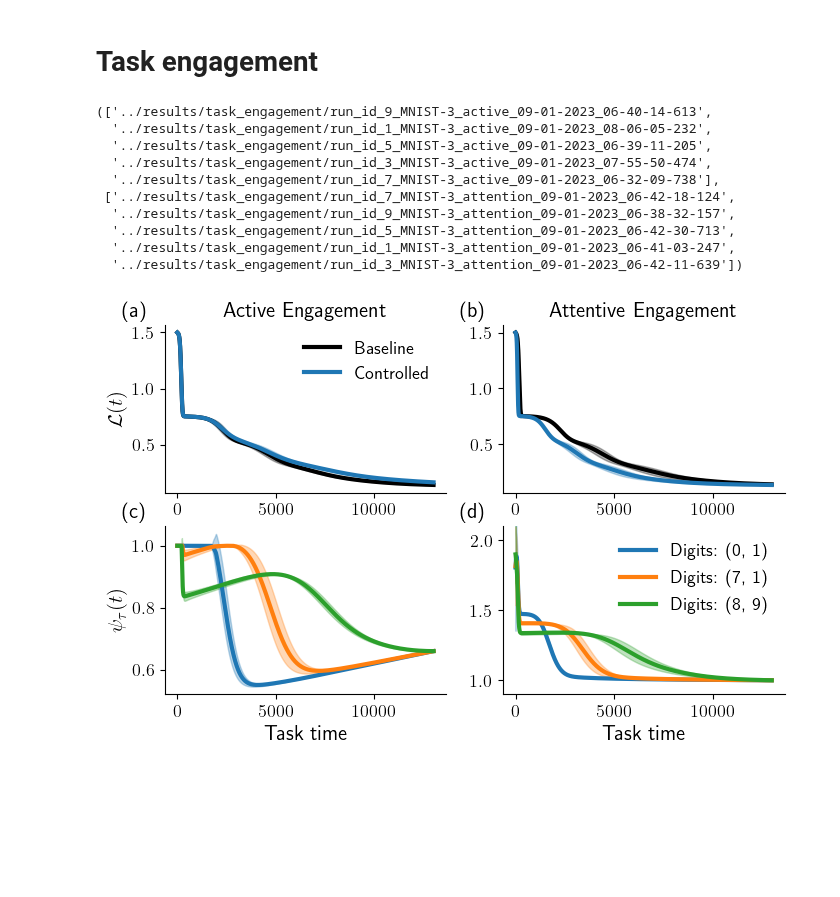
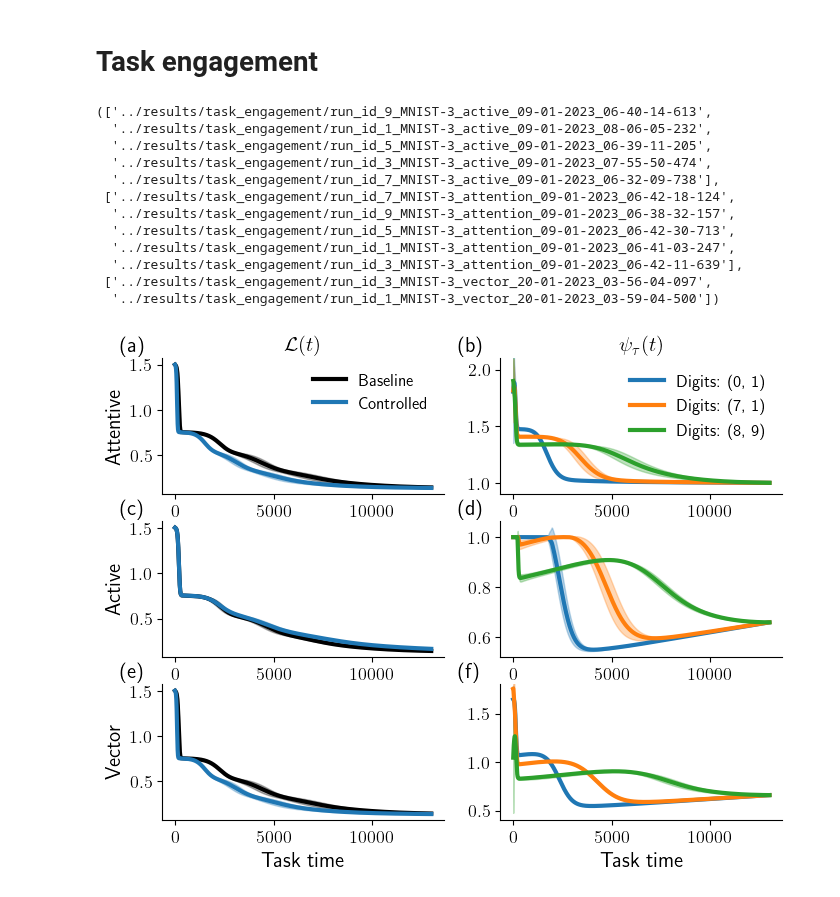
Before and after one commit to rodrigcd/neuromod, a Jupyter notebook: notebooks/paper_plots.ipynb, the cells around one changed output. Drawn from its saved outputs; the diff is of its cells as text; code cells hidden in the pictures; blank space fills up the shorter version.

```diff
--- a/notebooks/paper_plots.ipynb
+++ b/notebooks/paper_plots.ipynb
@@ -240,8 +171,9 @@ plt.savefig("paper_figures/category_assimilation.pdf", bbox_inches="tight")
 # %%
 results_path1_list = glob.glob("../results/task_engagement/*MNIST-3_active*")
 results_path2_list = glob.glob("../results/task_engagement/*MNIST-3_attention*")
+results_path3_list = glob.glob("../results/task_engagement/*MNIST-3_vector*")
 # %%
-results_path1_list, results_path2_list
+results_path1_list, results_path2_list, results_path3_list
 # %% [output]
 (['../results/task_engagement/run_id_9_MNIST-3_active_09-01-2023_06-40-14-613',
   '../results/task_engagement/run_id_1_MNIST-3_active_09-01-2023_08-06-05-232',
@@ -252,20 +184,24 @@ results_path1_list, results_path2_list
   '../results/task_engagement/run_id_9_MNIST-3_attention_09-01-2023_06-38-32-157',
   '../results/task_engagement/run_id_5_MNIST-3_attention_09-01-2023_06-42-30-713',
   '../results/task_engagement/run_id_1_MNIST-3_attention_09-01-2023_06-41-03-247',
-  '../results/task_engagement/run_id_3_MNIST-3_attention_09-01-2023_06-42-11-639'])
+  '../results/task_engagement/run_id_3_MNIST-3_attention_09-01-2023_06-42-11-639'],
+ ['../results/task_engagement/run_id_3_MNIST-3_vector_20-01-2023_03-56-04-097',
+  '../results/task_engagement/run_id_1_MNIST-3_vector_20-01-2023_03-59-04-500'])
 # %%
 results = []
 results_list1 = [ResultsManager(path_) for path_ in results_path1_list]
 results_list2 = [ResultsManager(path_) for path_ in results_path2_list]
-results = [results_list1, results_list2]
+results_list3 = [ResultsManager(path_) for path_ in results_path3_list]
+results = [results_list1, results_list2, results_list3]
 # %%
-figsize = (8, 6/5*4)
+figsize = (8, 6/5*5)
 fontsize = 15
 line_width = 3
 ylim2 = [0.9, 2.1]
-subplot_labels = np.array([["(a)", "(b)"], ["(c)", "(d)"]])
+ylim3 = [0.4, 1.8]
+subplot_labels = np.array([["(a)", "(b)"], ["(c)", "(d)"], ["(e)", "(f)"]])
 # %%
-task_engagement_plot(results[0], results[1], figsize=figsize, fontsize=fontsize, line_width=line_width, ylim2=ylim2, subplot_labels=subplot_labels)
+task_engagement_plot(results[0], results[1], results[2], figsize=figsize, fontsize=fontsize, line_width=line_width, ylim2=ylim2, subplot_labels=subplot_labels, ylim3=ylim3)
 plt.savefig("paper_figures/task_engagement.pdf", bbox_inches="tight")
 # %% [output]
-[figure, old version]
+[figure, new version]
```
Also changed, not shown: parts of 16 cells of this notebook, 9 other files.
